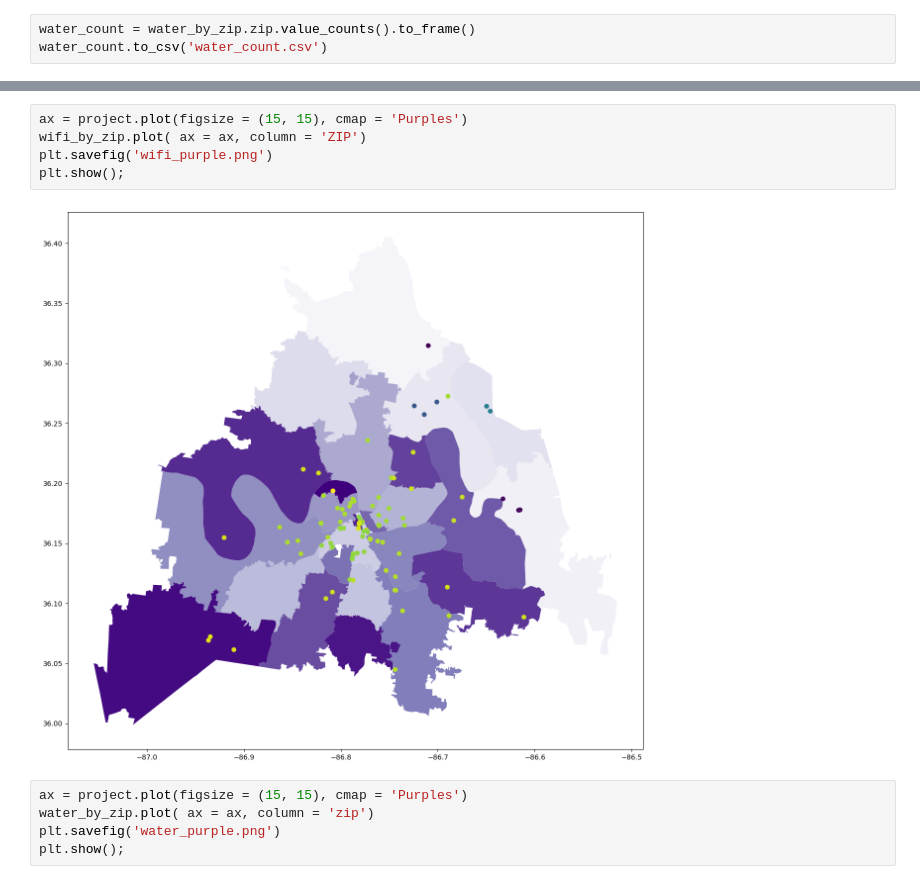
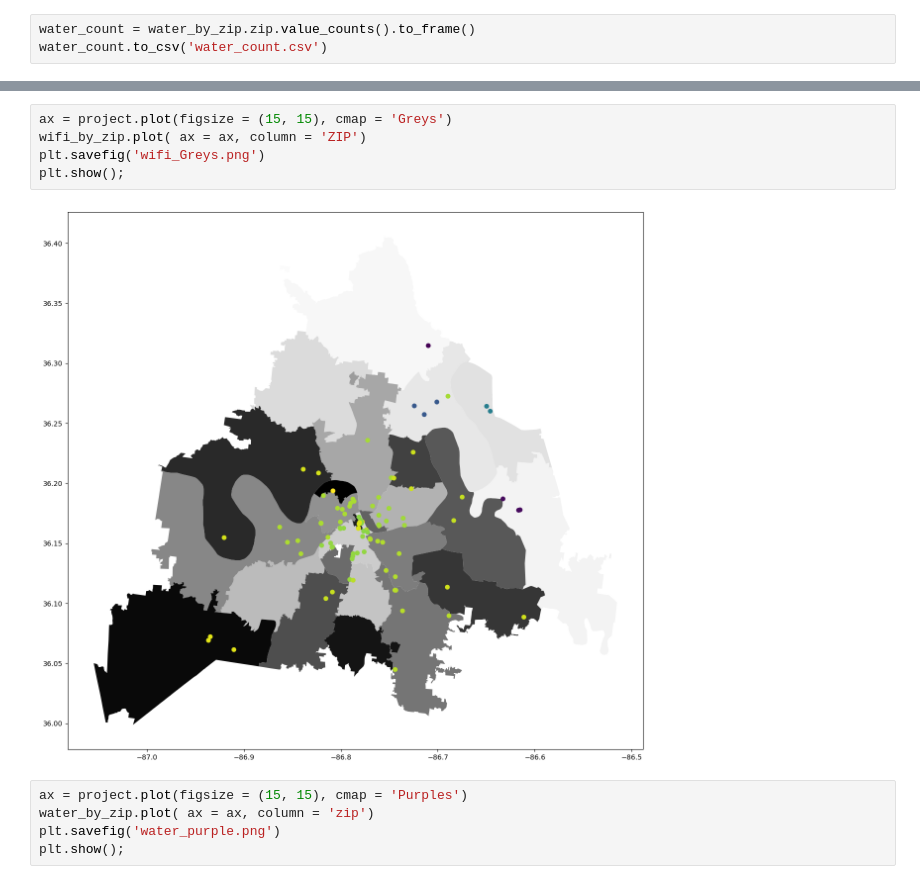
Before and after one commit to Luna-Agora/caps, a Jupyter notebook: notebooks/davidson_geo_folium.ipynb, the cells around one changed output, grey strips where cells are left out. Drawn from its saved outputs; the diff is of its cells as text.

```diff
--- a/notebooks/davidson_geo_folium.ipynb
+++ b/notebooks/davidson_geo_folium.ipynb
@@ -521,10 +553,10 @@ water_count.to_csv('water_count.csv')
 # %%
-ax = project.plot(figsize = (15, 15), cmap = 'Purples')
+ax = project.plot(figsize = (15, 15), cmap = 'Greys')
 wifi_by_zip.plot( ax = ax, column = 'ZIP')
-plt.savefig('wifi_purple.png')
+plt.savefig('wifi_Greys.png')
 plt.show();
 # %% [output]
-[figure, old version]
+[figure, new version]
 # %%
 ax = project.plot(figsize = (15, 15), cmap = 'Purples')
 water_by_zip.plot( ax = ax, column = 'zip')
```
Also changed, not shown: parts of 4 cells of this notebook, 15 other files.
